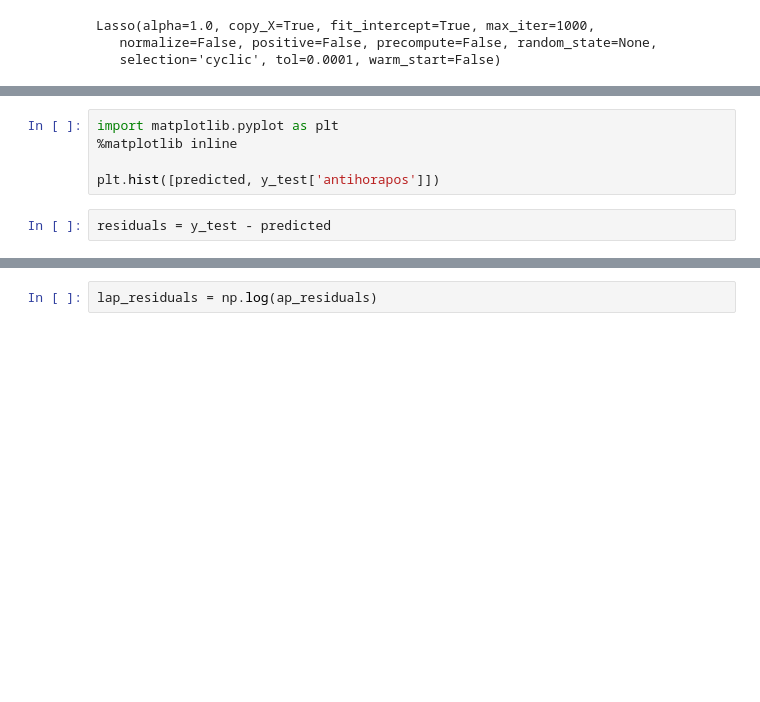
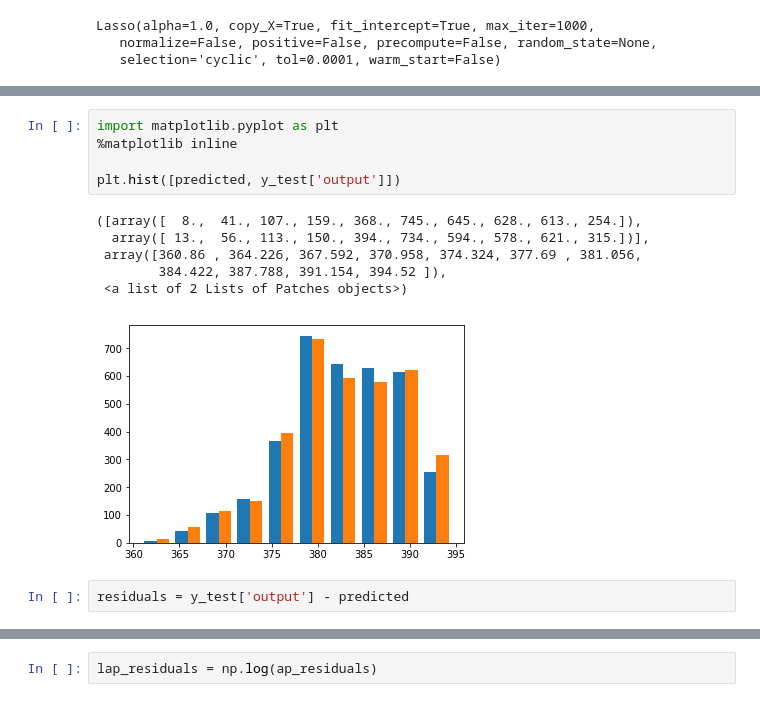
Before and after one commit to nojair/finaltry, a Jupyter notebook: DISCRETE CONTROL.ipynb, the cells around one changed output, grey strips where cells are left out. Saved outputs shown, nothing was run; the diff lists cells and outputs as text; blank space fills up the shorter version.

```diff
--- a/DISCRETE CONTROL.ipynb
+++ b/DISCRETE CONTROL.ipynb
@@ -217,9 +202,16 @@ y_test
 # %%
 import matplotlib.pyplot as plt
 %matplotlib inline
 
-plt.hist([predicted, y_test['antihorapos']])
+plt.hist([predicted, y_test['output']])
+# %% [output]
+([array([  8.,  41., 107., 159., 368., 745., 645., 628., 613., 254.]),
+  array([ 13.,  56., 113., 150., 394., 734., 594., 578., 621., 315.])],
+ array([360.86 , 364.226, 367.592, 370.958, 374.324, 377.69 , 381.056,
+        384.422, 387.788, 391.154, 394.52 ]),
+ <a list of 2 Lists of Patches objects>)
+[figure, added]
 # %%
-residuals = y_test - predicted
+residuals = y_test['output'] - predicted
 # %%
 plt.scatter(y_test,residuals)
```
Also changed, not shown: parts of 34 cells of this notebook, 3 other files.
